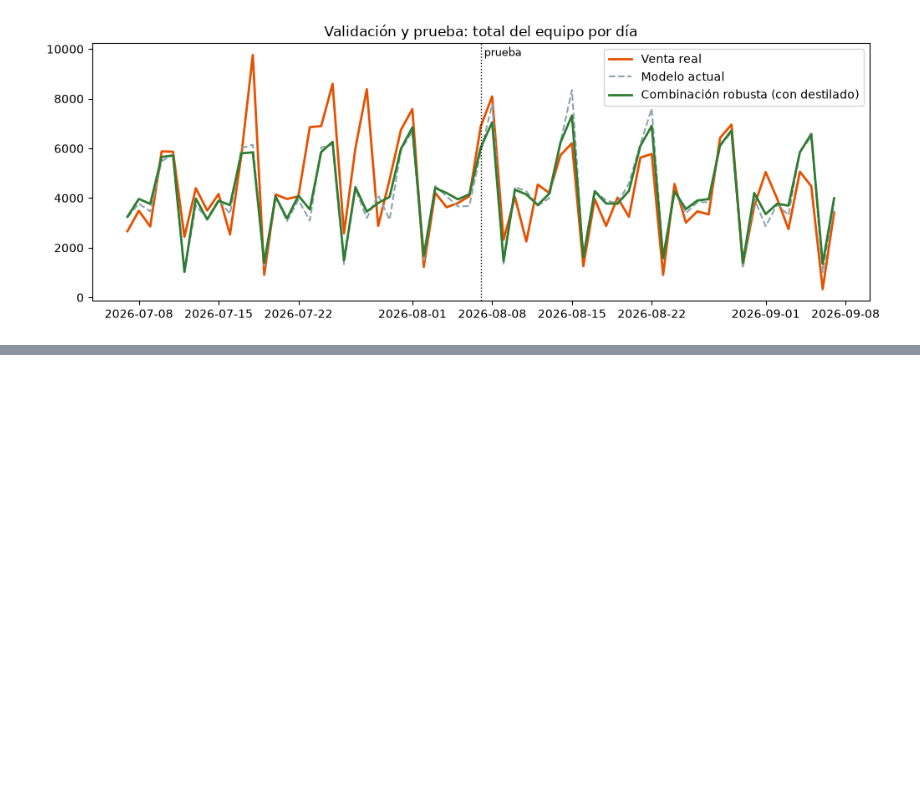
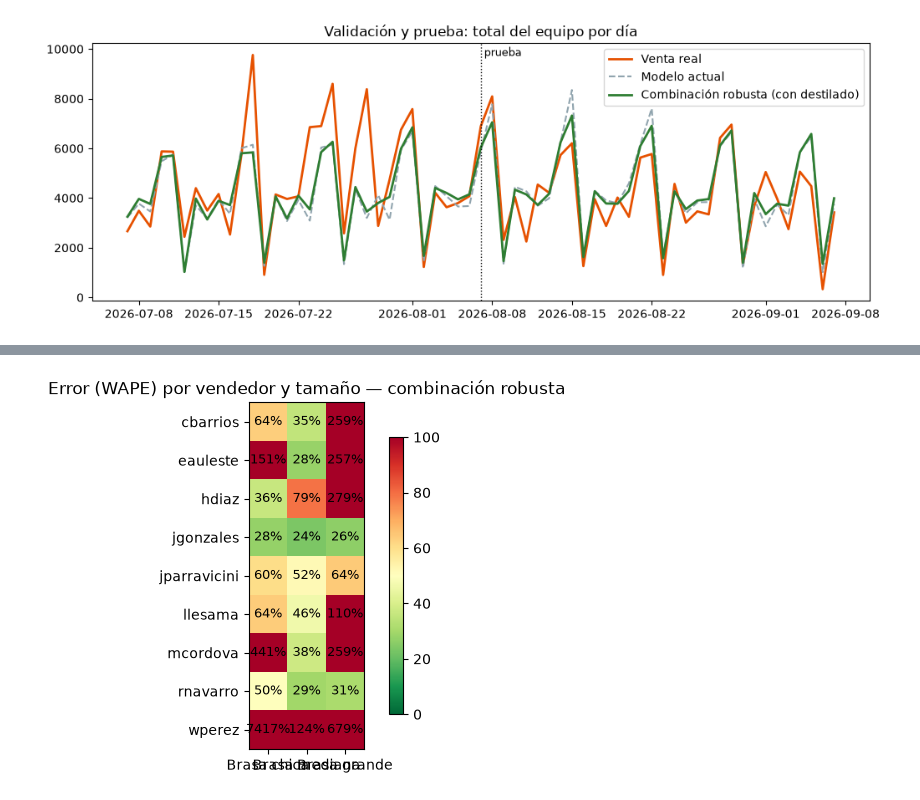
Before and after one commit to JeffryRU/Avicola2-Platform, a Jupyter notebook: notebooks/modelo_demanda.ipynb, the cells around one changed output, grey strips where cells are left out. Drawn from its saved outputs; the diff is of its cells as text; code cells hidden in the pictures; blank space fills up the shorter version.

```diff
--- a/notebooks/modelo_demanda.ipynb
+++ b/notebooks/modelo_demanda.ipynb
@@ -475,0 +499,17 @@ equipo×semana    13.0                 12.1                     11.9
+# %%
+SIZE_NAMES = ["Brasa chica", "Brasa mediana", "Brasa grande"]
+heat = np.zeros((S, 3))
+for s in range(S):
+    for k, r in enumerate(SIZES):
+        a = A_both[s, list(r)].sum(0); p = best[s, list(r)].sum(0)
+        heat[s, k] = 100 * np.abs(p - a).sum() / max(a.sum(), 1)
+fig, ax = plt.subplots(figsize=(6.5, 4.5))
+im = ax.imshow(heat, cmap="RdYlGn_r", vmin=0, vmax=100)
+ax.set_xticks(range(3), SIZE_NAMES); ax.set_yticks(range(S), sellers)
+for i in range(S):
+    for j in range(3):
+        ax.text(j, i, f"{heat[i, j]:.0f}%", ha="center", va="center", fontsize=9)
+ax.set_title("Error (WAPE) por vendedor y tamaño — combinación robusta"); fig.colorbar(im, ax=ax, shrink=0.8)
+plt.show()
+# %% [output]
+[figure, added]
```
Also changed, not shown: parts of 5 cells of this notebook.
